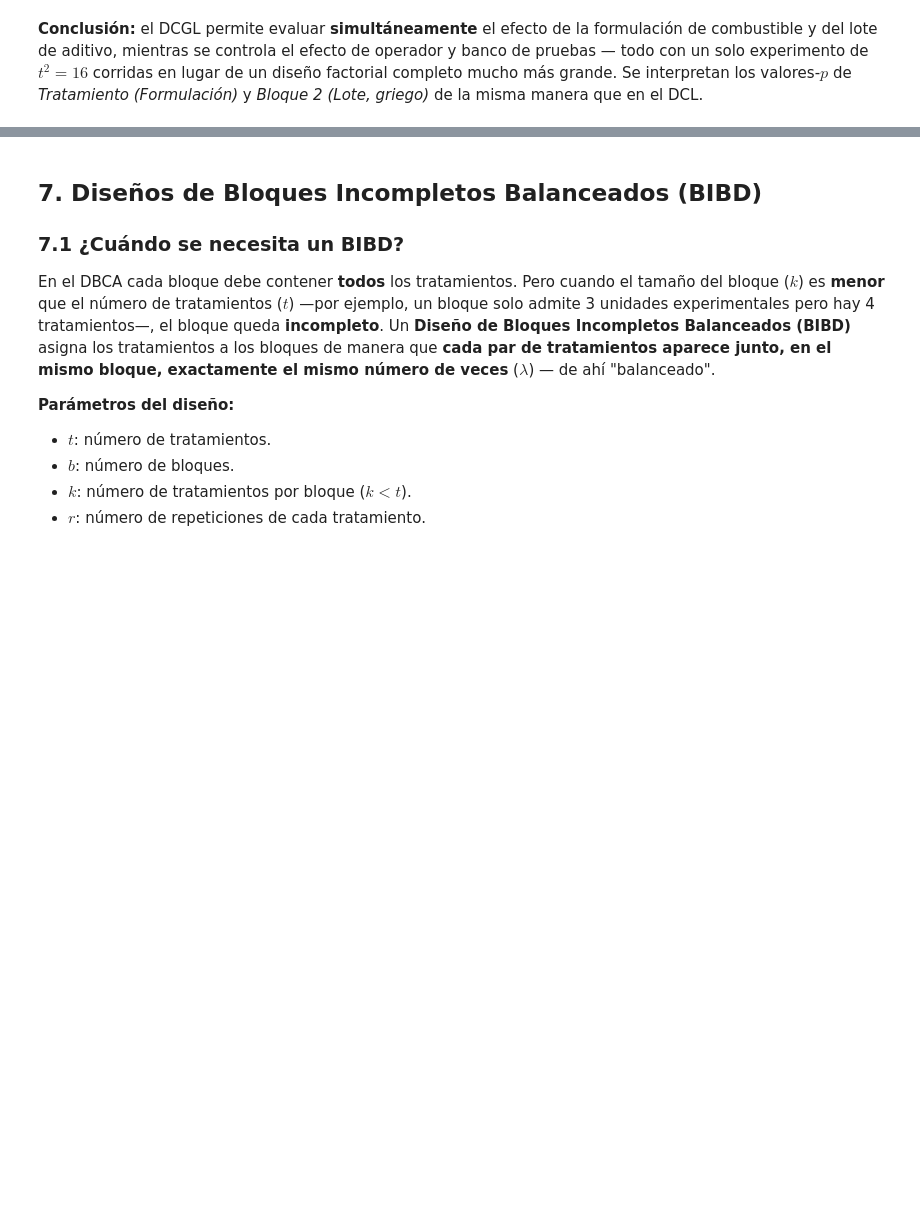
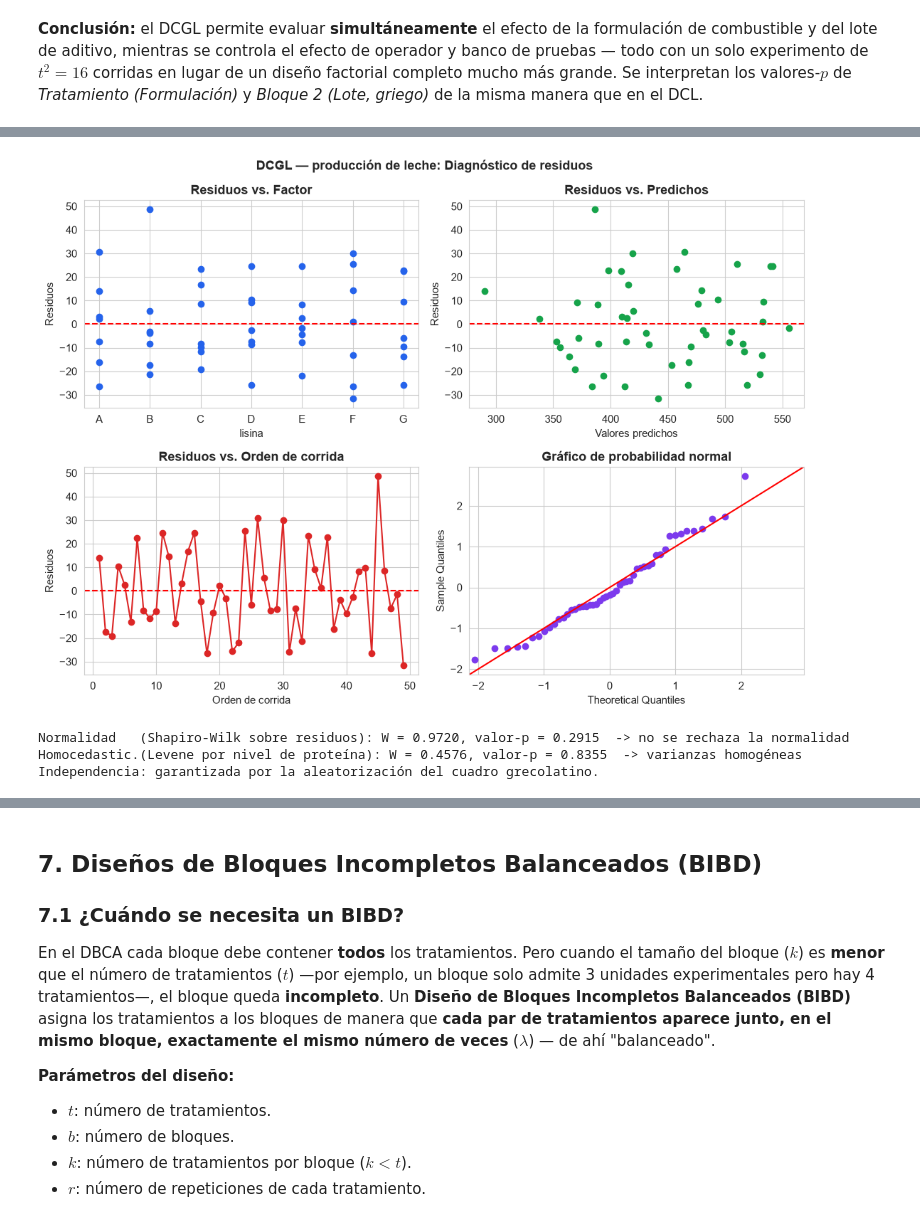
Before and after one commit to haroldstyven/DISE-20262P, a Jupyter notebook: DSE2026.ipynb, the cells around one changed output, grey strips where cells are left out. Saved outputs shown, nothing was run; the diff lists cells and outputs as text; code cells hidden in the pictures; blank space fills up the shorter version.

```diff
--- a/DSE2026.ipynb
+++ b/DSE2026.ipynb
@@ -1004,0 +1270,27 @@ completo mucho más grande. Se interpretan los valores-$p$ de *Tratamiento (Form
+# %%
+# =====================================================================
+# Comparaciones multiples: prueba LSD de Fisher (alpha = 0.05)
+# =====================================================================
+lsd_lis, valor_lsd, t_lsd = fisher_lsd(medias_lisina.to_dict(), t_cuadro, gl_error, cme_leche)
+lsd_pro, _, _ = fisher_lsd(medias_proteina.to_dict(), t_cuadro, gl_error, cme_leche)
+
+print(f"t(0.025, {gl_error}) = {t_lsd:.3f}      LSD = t*sqrt(2*CME/t) = "
+      f"{t_lsd:.3f}*sqrt(2*{cme_leche:.1f}/7) = {valor_lsd:.2f} kg")
+print(f"HSD de Tukey = {hsd_lis:.2f} kg  >  LSD de Fisher = {valor_lsd:.2f} kg  "
+      "-> Tukey es más conservador (controla el error por familia de comparaciones).\n")
+
+comparacion = pd.DataFrame({
+    "Factor": ["Lisina", "Proteína"],
+    "Pares significativos (Tukey)": [(tukey_lis["¿Signif.?"] == "Sí").sum(),
+                                      (tukey_pro["¿Signif.?"] == "Sí").sum()],
+    "Pares significativos (LSD)": [(lsd_lis["¿Signif.?"] == "Sí").sum(),
+                                    (lsd_pro["¿Signif.?"] == "Sí").sum()],
+    "Total de pares": [len(tukey_lis), len(tukey_pro)],
+})
+display(comparacion)
+
+print("LISINA — LSD de Fisher (todas las comparaciones):")
+display(lsd_lis.round(4))
+
+print("PROTEÍNA — comparaciones contra el nivel más alto (g = 14%):")
+display(lsd_pro[lsd_pro["Comparación"].str.endswith("- g")].round(4).reset_index(drop=True))
@@ -1004,0 +1329,21 @@ completo mucho más grande. Se interpretan los valores-$p$ de *Tratamiento (Form
+# %%
+# =====================================================================
+# Verificacion de supuestos del modelo
+# =====================================================================
+graficar_residuos(modelo_leche, datos_leche, "lisina",
+                  titulo_prefijo="DCGL — producción de leche: ")
+plt.show()
+
+sw = stats.shapiro(modelo_leche.resid)
+lev = stats.levene(*[g["leche"].values for _, g in datos_leche.groupby("proteina")],
+                   center="mean")
+print(f"Normalidad   (Shapiro-Wilk sobre residuos): W = {sw.statistic:.4f}, "
+      f"valor-p = {sw.pvalue:.4f}  -> {'no se rechaza la normalidad' if sw.pvalue > 0.05 else 'se rechaza'}")
+print(f"Homocedastic.(Levene por nivel de proteína): W = {lev.statistic:.4f}, "
+      f"valor-p = {lev.pvalue:.4f}  -> {'varianzas homogéneas' if lev.pvalue > 0.05 else 'varianzas heterogéneas'}")
+print("Independencia: garantizada por la aleatorización del cuadro grecolatino.")
+# %% [output]
+[figure, added]
+Normalidad   (Shapiro-Wilk sobre residuos): W = 0.9720, valor-p = 0.2915  -> no se rechaza la normalidad
+Homocedastic.(Levene por nivel de proteína): W = 0.4576, valor-p = 0.8355  -> varianzas homogéneas
+Independencia: garantizada por la aleatorización del cuadro grecolatino.
```
Also changed, not shown: parts of 11 cells of this notebook.
